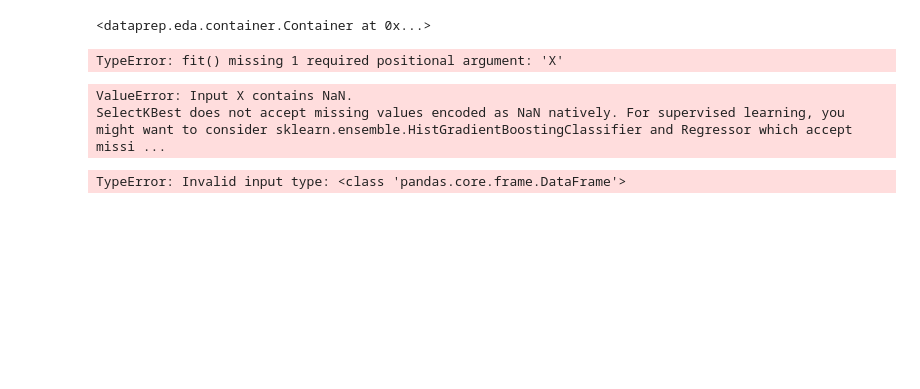
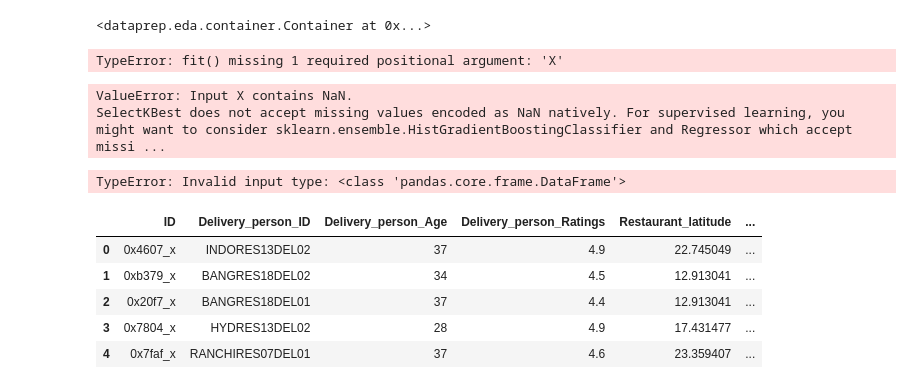
Before and after one commit to VikramxD/Food-Order-ETA-POC, a Jupyter notebook: notebooks/Baseline.ipynb, the cells around one changed output. Drawn from its saved outputs; the diff is of its cells as text; code cells hidden in the pictures; blank space fills up the shorter version.

```diff
--- a/notebooks/Baseline.ipynb
+++ b/notebooks/Baseline.ipynb
@@ -115,3 +115,12 @@ SelectKBest does not accept missing values encoded as NaN natively. For supervis
 plot_diff(dataset[''])
 # %% [output]
 TypeError: Invalid input type: <class 'pandas.core.frame.DataFrame'>
+# %%
+dataset['Time']
+# %% [output]
+|  | ID | Delivery_person_ID | Delivery_person_Age | Delivery_person_Ratings | Restaurant_latitude | ... |
+| 0 | 0x4607_x | INDORES13DEL02 | 37 | 4.9 | 22.745049 | ... |
+| 1 | 0xb379_x | BANGRES18DEL02 | 34 | 4.5 | 12.913041 | ... |
+| 2 | 0x20f7_x | BANGRES18DEL01 | 37 | 4.4 | 12.913041 | ... |
+| 3 | 0x7804_x | HYDRES13DEL02 | 28 | 4.9 | 17.431477 | ... |
+| 4 | 0x7faf_x | RANCHIRES07DEL01 | 37 | 4.6 | 23.359407 | ... |
```
Also changed, not shown: parts of 2 cells of this notebook, 4 other files.
